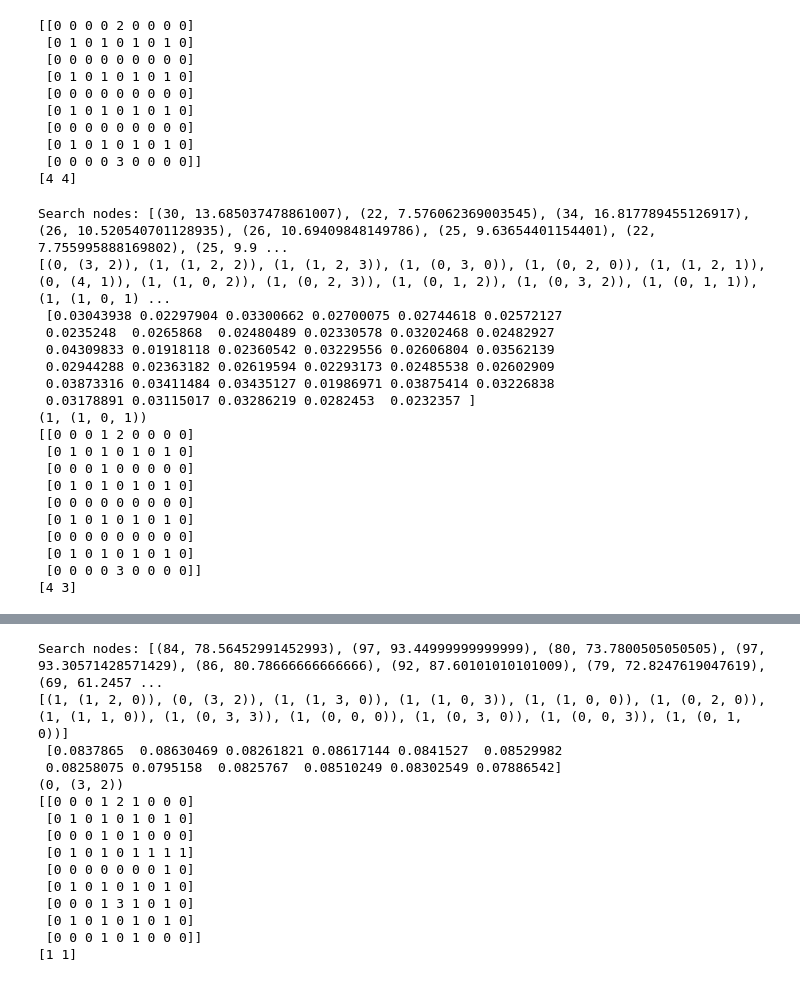
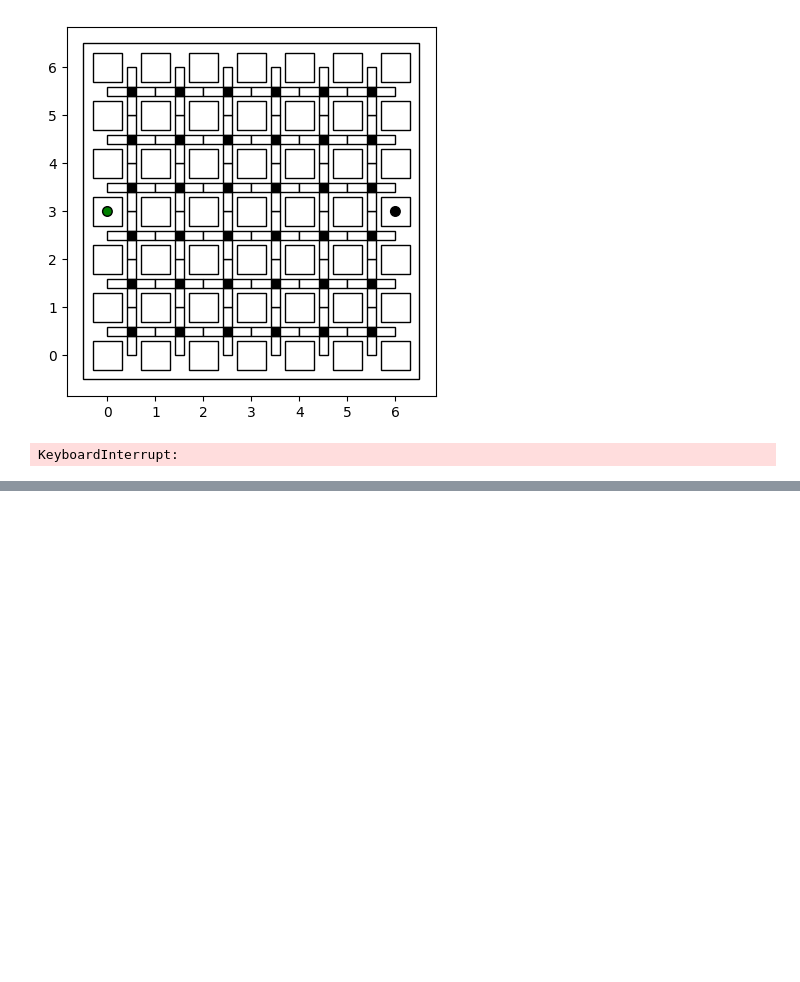
Before and after one commit to lowen2022/alphazero_quoridor_jupyter, a Jupyter notebook: quoridor/2_mcts.ipynb, the cells around one changed output, grey strips where cells are left out. Drawn from its saved outputs; the diff is of its cells as text; code cells hidden in the pictures; blank space fills up the shorter version.

```diff
--- a/quoridor/2_mcts.ipynb
+++ b/quoridor/2_mcts.ipynb
@@ -386,7 +471,7 @@ quoridor = Quoridor(3, 2)
 player = 0
 
 args = {
-    'C': 1.414,
+    'C': 2,
     'N': 1000,
 }
 
@@ -434,62 +510,37 @@ ValueError: Invalid action type
 # %%
-quoridor = Quoridor(5, 4)
+quoridor = Quoridor(5, 3)
 
 args = {
-    'C': 1.4,
-    'N': 1000,
-    'draw_discount': 0.2,
+    'draw_discount': 0.0,
+    'C': 2,
+    'n_searches': 500,
 }
 
 mcts = MCTS(quoridor, args)
 
 state = quoridor.get_initial_state()
 
-player = 1
+player = 0
+zeros = np.zeros((3, quoridor.N, quoridor.N))
+plot_policy(zeros, zeros, state, player)
 while True:
-    print(state.board)
-    print(state.left_wall)
+    mcts_probs = mcts.search(state, player)
+    action = np.unravel_index(np.argmax(mcts_probs), mcts_probs.shape)
 
-    mcts_actions, mcts_probs = mcts.search(state, player)
-    print(mcts_actions, '\n', mcts_probs)
-    action = mcts_actions[np.argmax(mcts_probs)]
-    print(action)
+    a_t, r, c = action
+    new_state = quoridor.get_next_state(state, (a_t, r, c), player)
 
-    state = quoridor.get_next_state(state, action, player)
-    is_terminal = quoridor.check_win(state, player)
+    plot_policy(mcts_probs, quoridor.get_valid_actions(state, player), new_state, player)
+
+    state = new_state
+
+    is_terminal, _, value = quoridor.get_value_and_terminated(state, player)
 
     if is_terminal:
-        print(state.board)
-        print('Player {} wins'.format(player))
+        print('game over')
         break
 
     player = 1 - player
 # %% [output]
+[figure, added]
-[[0 0 0 0 2 0 0 0 0]
- [0 1 0 1 0 1 0 1 0]
- [0 0 0 0 0 0 0 0 0]
- [0 1 0 1 0 1 0 1 0]
- [0 0 0 0 0 0 0 0 0]
- [0 1 0 1 0 1 0 1 0]
- [0 0 0 0 0 0 0 0 0]
- [0 1 0 1 0 1 0 1 0]
- [0 0 0 0 3 0 0 0 0]]
-[4 4]
+KeyboardInterrupt:
-Search nodes: [(30, 13.685037478861007), (22, 7.576062369003545), (34, 16.817789455126917), (26, 10.520540701128935), (26, 10.69409848149786), (25, 9.63654401154401), (22, 7.755995888169802), (25, 9.9 ...
-[(0, (3, 2)), (1, (1, 2, 2)), (1, (1, 2, 3)), (1, (0, 3, 0)), (1, (0, 2, 0)), (1, (1, 2, 1)), (0, (4, 1)), (1, (1, 0, 2)), (1, (0, 2, 3)), (1, (0, 1, 2)), (1, (0, 3, 2)), (1, (0, 1, 1)), (1, (1, 0, 1) ...
- [0.03043938 0.02297904 0.03300662 0.02700075 0.02744618 0.02572127
- 0.0235248  0.0265868  0.02480489 0.02330578 0.03202468 0.02482927
- 0.04309833 0.01918118 0.02360542 0.03229556 0.02606804 0.03562139
- 0.02944288 0.02363182 0.02619594 0.02293173 0.02485538 0.02602909
- 0.03873316 0.03411484 0.03435127 0.01986971 0.03875414 0.03226838
- 0.03178891 0.03115017 0.03286219 0.0282453  0.0232357 ]
-(1, (1, 0, 1))
-[[0 0 0 1 2 0 0 0 0]
- [0 1 0 1 0 1 0 1 0]
- [0 0 0 1 0 0 0 0 0]
- [0 1 0 1 0 1 0 1 0]
- [0 0 0 0 0 0 0 0 0]
- [0 1 0 1 0 1 0 1 0]
- [0 0 0 0 0 0 0 0 0]
- [0 1 0 1 0 1 0 1 0]
- [0 0 0 0 3 0 0 0 0]]
-[4 3]
@@ -582,15 +546,0 @@ Search nodes: [(65, 57.74567099567099), (84, 78.57992063492063), (92, 88.3726190
-Search nodes: [(84, 78.56452991452993), (97, 93.44999999999999), (80, 73.7800505050505), (97, 93.30571428571429), (86, 80.78666666666666), (92, 87.60101010101009), (79, 72.8247619047619), (69, 61.2457 ...
-[(1, (1, 2, 0)), (0, (3, 2)), (1, (1, 3, 0)), (1, (1, 0, 3)), (1, (1, 0, 0)), (1, (0, 2, 0)), (1, (1, 1, 0)), (1, (0, 3, 3)), (1, (0, 0, 0)), (1, (0, 3, 0)), (1, (0, 0, 3)), (1, (0, 1, 0))]
- [0.0837865  0.08630469 0.08261821 0.08617144 0.0841527  0.08529982
- 0.08258075 0.0795158  0.0825767  0.08510249 0.08302549 0.07886542]
-(0, (3, 2))
-[[0 0 0 1 2 1 0 0 0]
- [0 1 0 1 0 1 0 1 0]
- [0 0 0 1 0 1 0 0 0]
- [0 1 0 1 0 1 1 1 1]
- [0 0 0 0 0 0 0 1 0]
- [0 1 0 1 0 1 0 1 0]
- [0 0 0 1 3 1 0 1 0]
- [0 1 0 1 0 1 0 1 0]
- [0 0 0 1 0 1 0 0 0]]
-[1 1]
```
Also changed, not shown: parts of 6 cells of this notebook.
